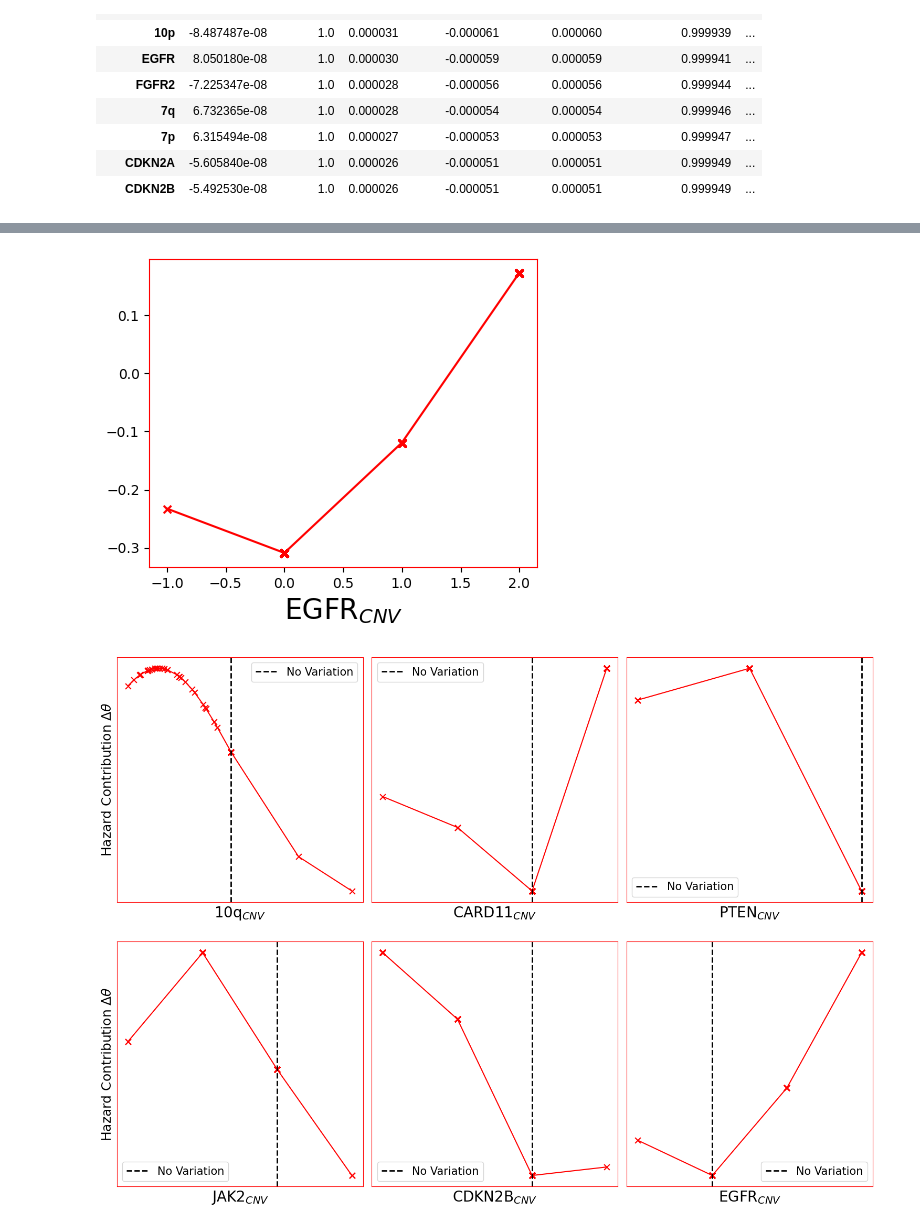
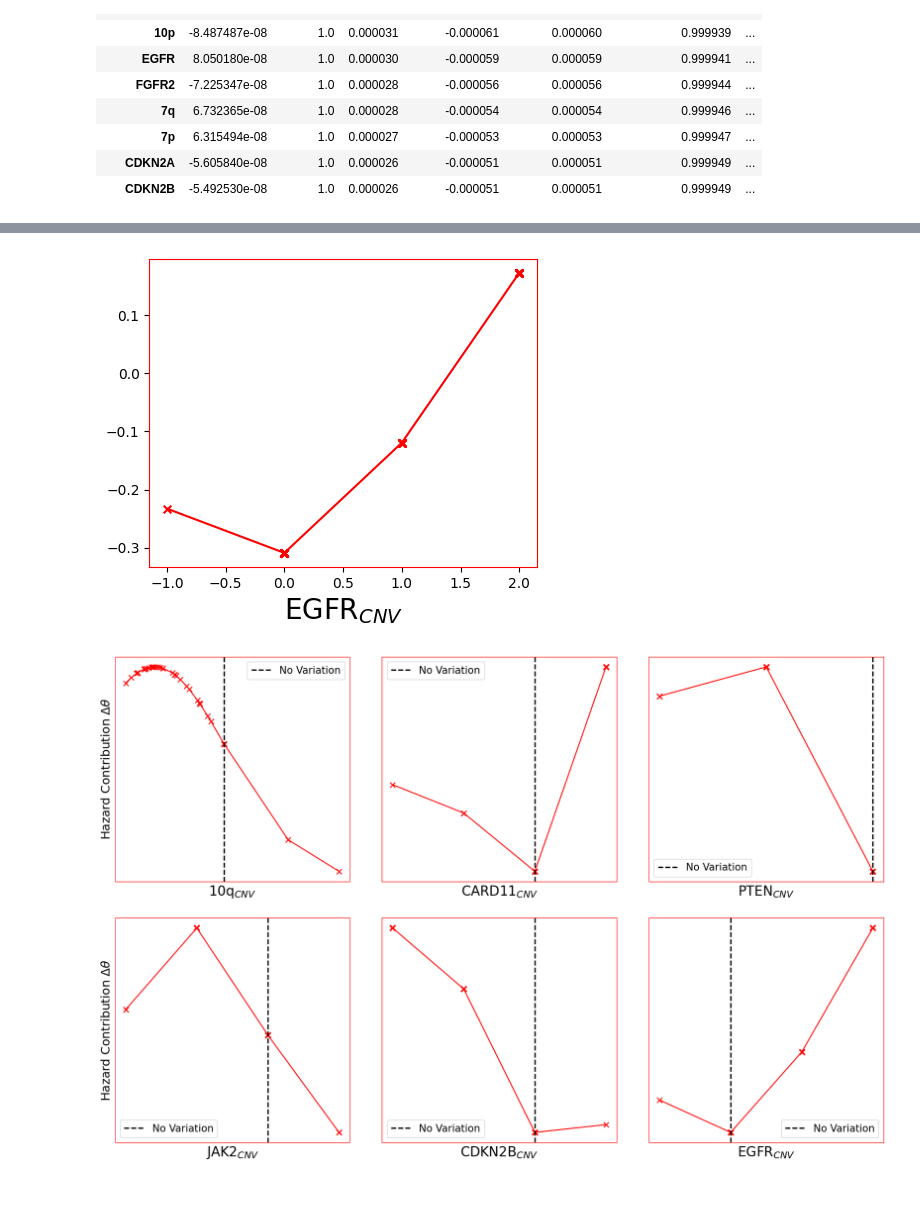
Before and after one commit to knottwill/CoxKAN, a Jupyter notebook: reprod/genomics.ipynb, the cells around one changed output, grey strips where cells are left out. Saved outputs shown, nothing was run; the diff lists cells and outputs as text; code cells hidden in the pictures; blank space fills up the shorter version.

```diff
--- a/reprod/genomics.ipynb
+++ b/reprod/genomics.ipynb
@@ -427,7 +434,6 @@ if exp_name == 'TCGA-BRCA' or exp_name == 'TCGA-KIRC':
         ckan.predict(df_for_fitting)
 
     lib = list(SYMBOLIC_LIB.keys()).copy()
-    lib.remove('arcsin')
     ckan.auto_symbolic(min_r2=0, lib=lib, verbose=True)
 
     print(ckan.cindex(df_test))
@@ -597,7 +603,7 @@ if len(ckan.width) <= 3:
 
         fig.savefig(output_dir / f'{covariates[i]}.png')
 
-    fig, axes = plt.subplots(len(significant_nonlinears)//3, 3, figsize=(15, 5 * len(significant_nonlinears)//3))
+    fig, axes = plt.subplots(len(significant_nonlinears)//3, 3, figsize=(17, 5 * len(significant_nonlinears)//3))
     if len(significant_nonlinears) > 3:
         for row in range(len(significant_nonlinears)//3):
             axes[row][0].set_ylabel(r'Hazard Contribution $\Delta \theta$', fontsize=18)
@@ -619,37 +625,39 @@ if len(ckan.width) <= 3:
         ax = axes[n]
         ax.scatter(inputs_unnorm, outputs, marker='x', s=60, color='red')
         ax.plot(inputs_unnorm, outputs, color='red')
 
         feature = format_feature(covariates[i])
         ax.set_xlabel(feature, fontsize=20)
-        ax.set_yticks([])
         if 'CNV' in feature or 'cnv' in feature:
             # plot vertical dotted axis line at 0
             ax.axvline(0, color='black', linestyle='--', linewidth=2, label='No Variation')
             ax.legend(fontsize=15)
         # ax.set_title(f'{term}', fontsize=10)
         set_red(ax)
         n+=1
     plt.tight_layout()
-    fig.savefig(output_dir / 'significant_nonlinears.png')
+    fig.savefig(output_dir / 'significant_nonlinears_allticks.png')
+
+    for ax in axes: ax.set_yticks([])
+    fig.savefig(output_dir / 'significant_nonlinears_noyticks.png')
 
     n=0
     for act in significant_nonlinears:
         l, i, j = act
         if 'rnaseq' in covariates[i] and exp_name=='TCGA-GBMLGG': continue
         fig.axes[n].set_xticks([])
         n+=1
 
-    fig.savefig(output_dir / 'significant_nonlinears_noxticks.png')
+    fig.savefig(output_dir / 'significant_nonlinears_noticks.png')
 # %% [output]
 [figure]
 [figure]
 [figure]
 [figure]
 [figure]
 [figure]
 [figure]
-[figure, old version]
+[figure, new version]
 # %%
 if exp_name == 'TCGA-BRCA' or exp_name == 'TCGA-STAD':
 
```
Also changed, not shown: parts of 1 cell of this notebook.
